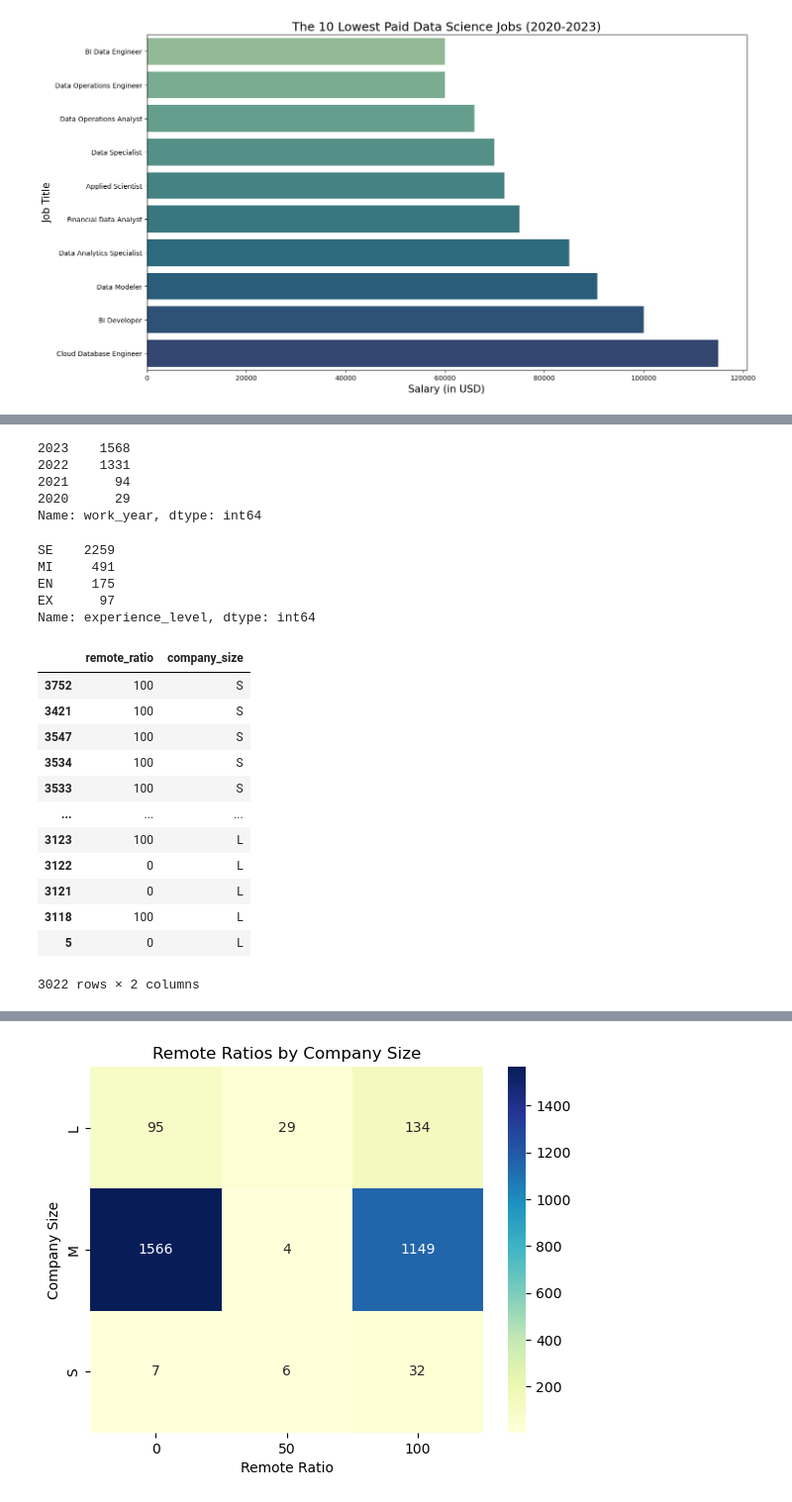
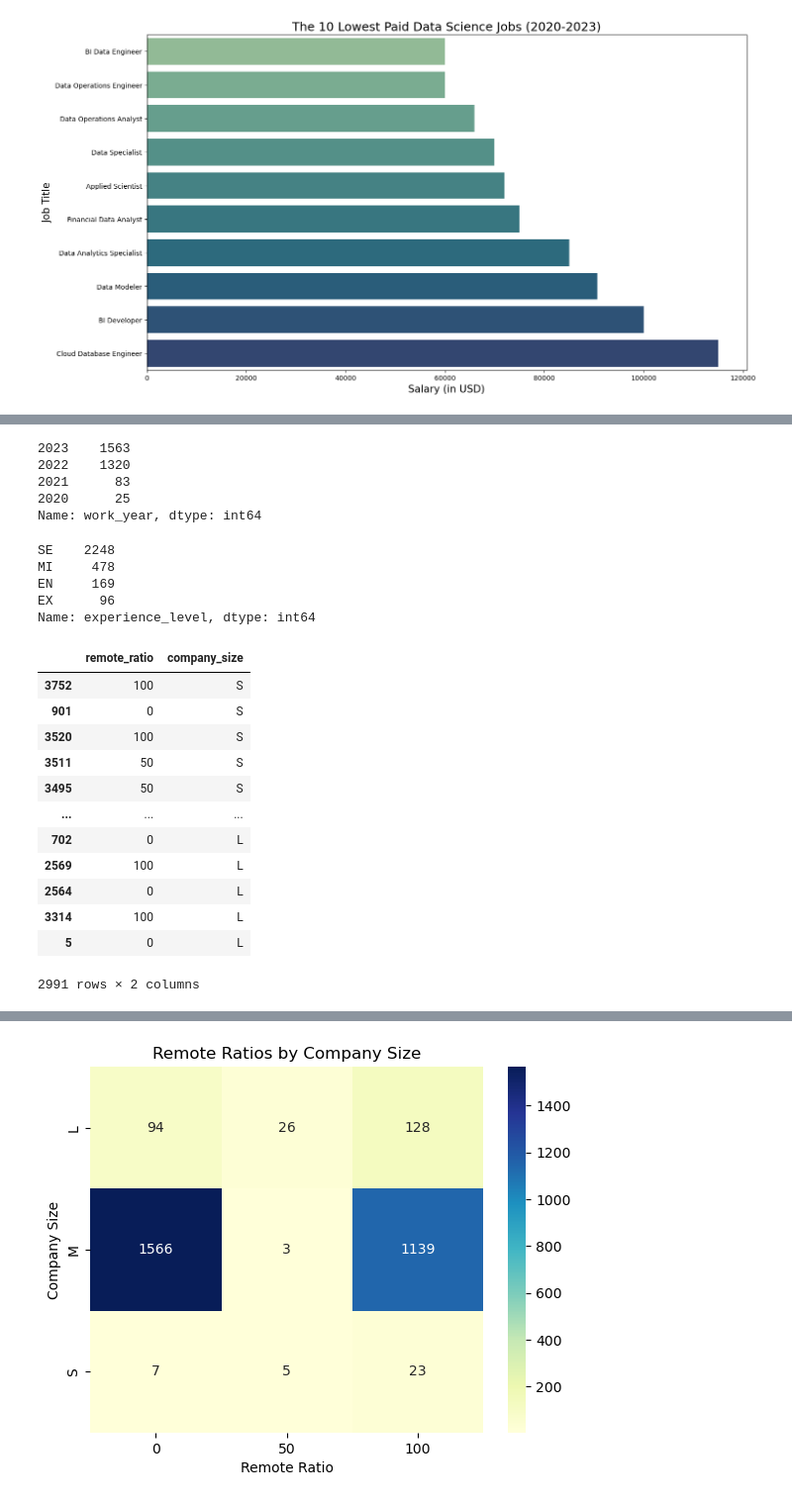
Before and after one commit to joshlynj/ds_salaries, a Jupyter notebook: notebooks/eda.ipynb, the cells around one changed output, grey strips where cells are left out. Shown at 99% size. Saved outputs shown, nothing was run; the diff lists cells and outputs as text; code cells hidden in the pictures.

```diff
--- a/notebooks/eda.ipynb
+++ b/notebooks/eda.ipynb
@@ -255,7 +284,8 @@ Text(0.5, 1.0, 'The 10 Lowest Paid Data Science Jobs (2020-2023)')
 ds_df
 ft_only_df = ds_df.drop(ds_df[ds_df['employment_type'] != "FT"].index)
 us_ft_df = ft_only_df.drop(ft_only_df[ft_only_df['company_location'] !="US"].index)
-us_ft_df
+us_ft_res_df = us_ft_df.drop(us_ft_df[us_ft_df['employee_residence'] !="US"].index)
+us_ft_res_df
 # %% [output]
 |  | work_year | experience_level | employment_type | job_title | salary | salary_currency | salary_in_usd | ... |
 | 5 | 2023 | SE | FT | Applied Scientist | 222200 | USD | 222200 | ... |
@@ -307,6 +428,6 @@ dupe_dropped
 # %%
-us_ft_df['job_count'] = us_ft_df.groupby('job_title')['job_title'].transform('count')
-us_ft_df
+us_ft_res_df['job_count'] = us_ft_res_df.groupby('job_title')['job_title'].transform('count')
+us_ft_res_df
 # %% [output]
 |  | work_year | experience_level | employment_type | job_title | salary | salary_currency | salary_in_usd | ... |
 | 5 | 2023 | SE | FT | Applied Scientist | 222200 | USD | 222200 | ... |
@@ -383,39 +504,39 @@ Text(0.5, 1.0, 'The 10 Most Common Jobs and Their Average Pay (2020-2023)')
 # %%
-work_year_df = us_ft_df['work_year'].value_counts()
+work_year_df = us_ft_res_df['work_year'].value_counts()
 work_year_df
 # %% [output]
-2023    1568
-2022    1331
-2021      94
-2020      29
+2023    1563
+2022    1320
+2021      83
+2020      25
 Name: work_year, dtype: int64
 # %%
-exp_df = us_ft_df['experience_level'].value_counts()
+exp_df = us_ft_res_df['experience_level'].value_counts()
 exp_df
 # %% [output]
-SE    2259
-MI     491
-EN     175
-EX      97
+SE    2248
+MI     478
+EN     169
+EX      96
 Name: experience_level, dtype: int64
 # %%
-remote_df = us_ft_df[['remote_ratio',"company_size"]].sort_values(by='company_size', ascending=False)
+remote_df = us_ft_res_df[['remote_ratio',"company_size"]].sort_values(by='company_size', ascending=False)
 #type(remote_df)
 remote_df
 # %% [output]
 |  | remote_ratio | company_size |
 | 3752 | 100 | S |
-| 3421 | 100 | S |
-| 3547 | 100 | S |
-| 3534 | 100 | S |
-| 3533 | 100 | S |
+| 901 | 0 | S |
+| 3520 | 100 | S |
+| 3511 | 50 | S |
+| 3495 | 50 | S |
 | ... | ... | ... |
-| 3123 | 100 | L |
-| 3122 | 0 | L |
-| 3121 | 0 | L |
-| 3118 | 100 | L |
+| 702 | 0 | L |
+| 2569 | 100 | L |
+| 2564 | 0 | L |
+| 3314 | 100 | L |
 | 5 | 0 | L |
-3022 rows × 2 columns
+2991 rows × 2 columns
 # %%
 grouped = remote_df.groupby(['company_size', 'remote_ratio']).size().unstack()
 
```
Also changed, not shown: parts of 21 cells of this notebook, 7 other files.
